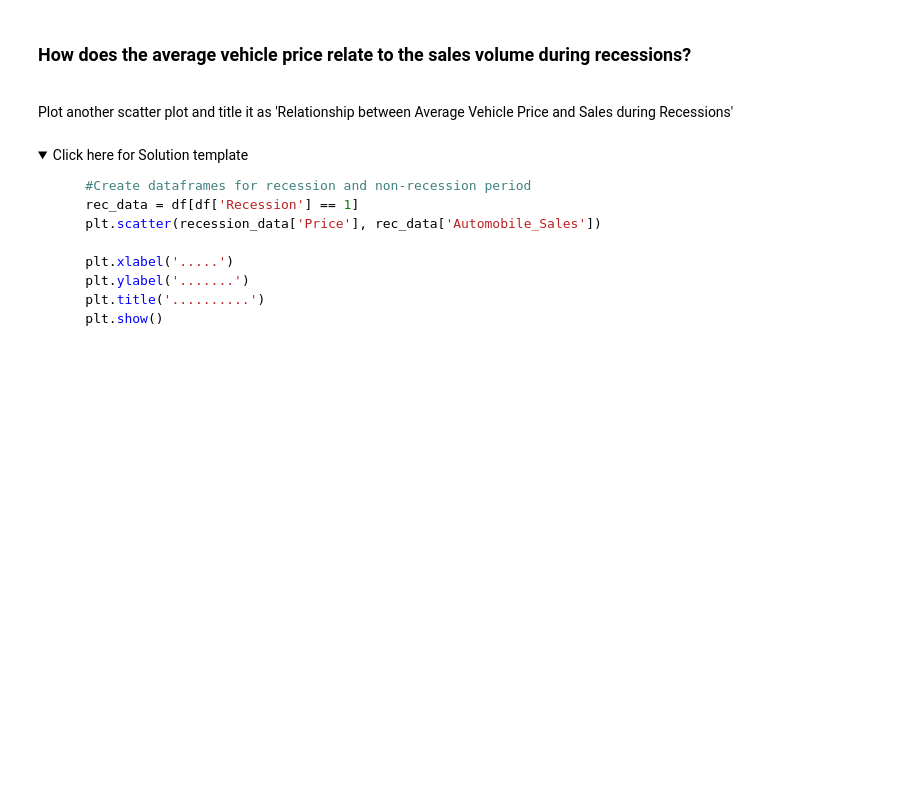
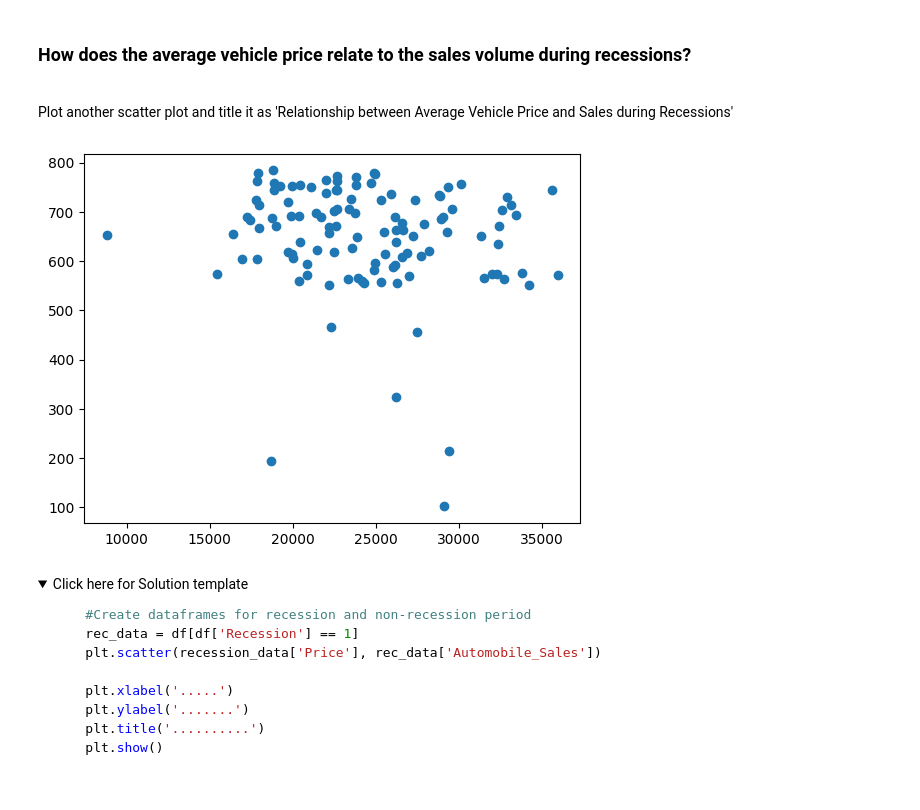
Before and after one commit to MoetezAbbassi/Python-Projects, a Jupyter notebook: IBM Data Analytics mini-projects/Data Visualization/DV0101EN-Final-Assignment-Part1-v2.ipynb, the cells around one changed output. Saved outputs shown, nothing was run; the diff lists cells and outputs as text; code cells hidden in the pictures; folded sections open; blank space fills up the shorter version.

```diff
--- a/IBM Data Analytics mini-projects/Data Visualization/DV0101EN-Final-Assignment-Part1-v2.ipynb
+++ b/IBM Data Analytics mini-projects/Data Visualization/DV0101EN-Final-Assignment-Part1-v2.ipynb
@@ -675,6 +710,12 @@ Save this plot as "Bubble.png"</span><br>
 
  ### How does the average vehicle price relate to the sales volume during recessions?
  <br> Plot another scatter plot and title it as 'Relationship between Average Vehicle Price and Sales during Recessions'
+# %%
+rec_data = df[df['Recession'] == 1]
+plt.scatter(recession_data['Price'], rec_data['Automobile_Sales'])
+plt.show()
+# %% [output]
+[figure, added]
 # %% [markdown]
 <details>
 <summary>Click here for Solution template</summary>
```
Also changed, not shown: parts of 8 cells of this notebook, 1 other file.
